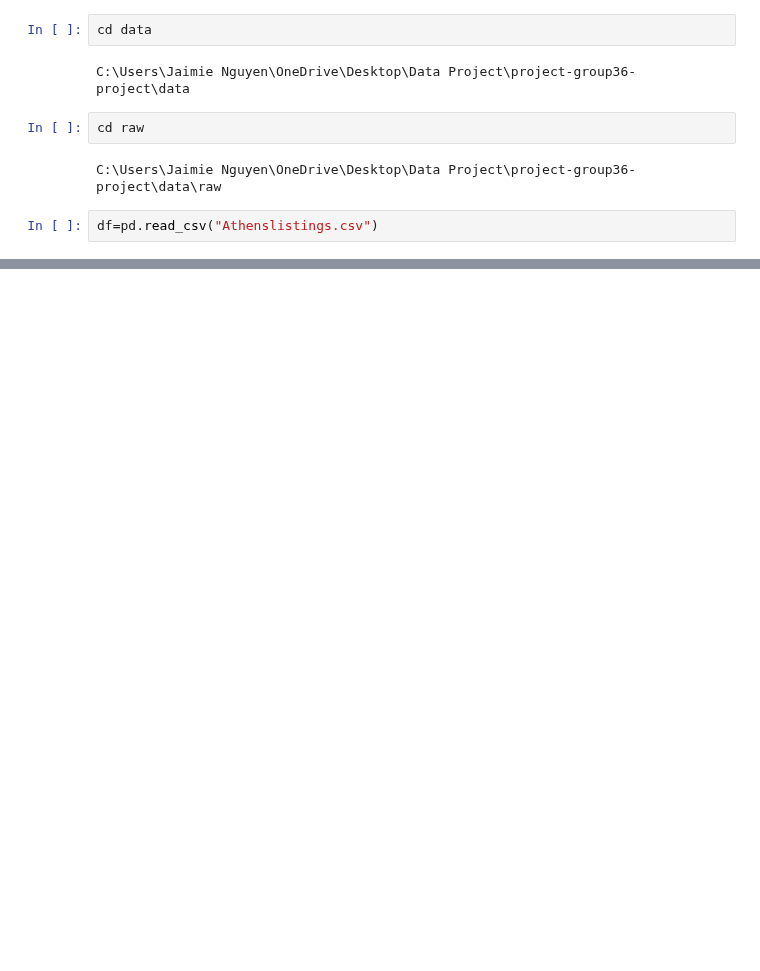
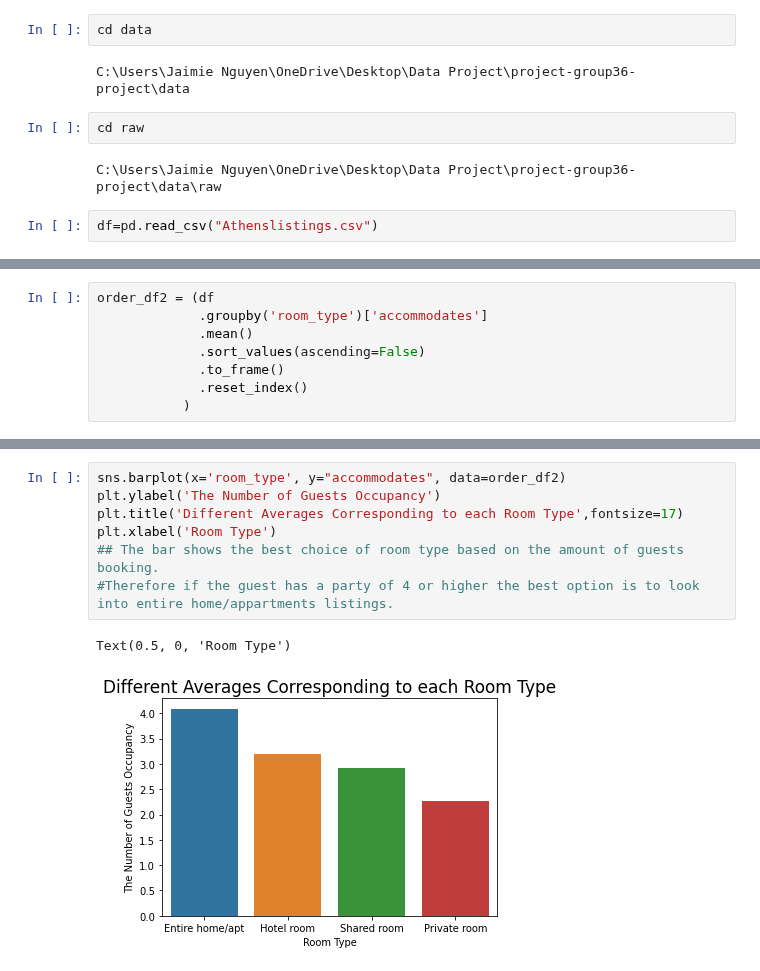
Before and after one commit to data301-2021-summer2/project-group36-project, a Jupyter notebook: analysis/Jaimie Nguyen/Dataset.ipynb, the cells around one changed output, grey strips where cells are left out. Drawn from its saved outputs; the diff is of its cells as text; blank space fills up the shorter version.

```diff
--- a/analysis/Jaimie Nguyen/Dataset.ipynb
+++ b/analysis/Jaimie Nguyen/Dataset.ipynb
@@ -87,0 +37,8 @@ df['price'] = pd.to_numeric(df['price'])
+# %%
+order_df2 = (df
+             .groupby('room_type')['accommodates']
+             .mean()
+             .sort_values(ascending=False)
+             .to_frame()
+             .reset_index()
+           )
@@ -88,3 +58,13 @@ df['price'] = pd.to_numeric(df['price'])
+# %%
+sns.barplot(x='room_type', y="accommodates", data=order_df2)
+plt.ylabel('The Number of Guests Occupancy')
+plt.title('Different Averages Corresponding to each Room Type',fontsize=17)
+plt.xlabel('Room Type')
+## The bar shows the best choice of room type based on the amount of guests booking.
+#Therefore if the guest has a party of 4 or higher the best option is to look into entire home/appartments listings.
+# %% [output]
+Text(0.5, 0, 'Room Type')
+[figure, added]
 # %%
 df['per_person'] = df['price']/df['accommodates']
 df['per_person']=df['per_person'].round(2)
```
Also changed, not shown: parts of 24 cells of this notebook, 1 other file.
